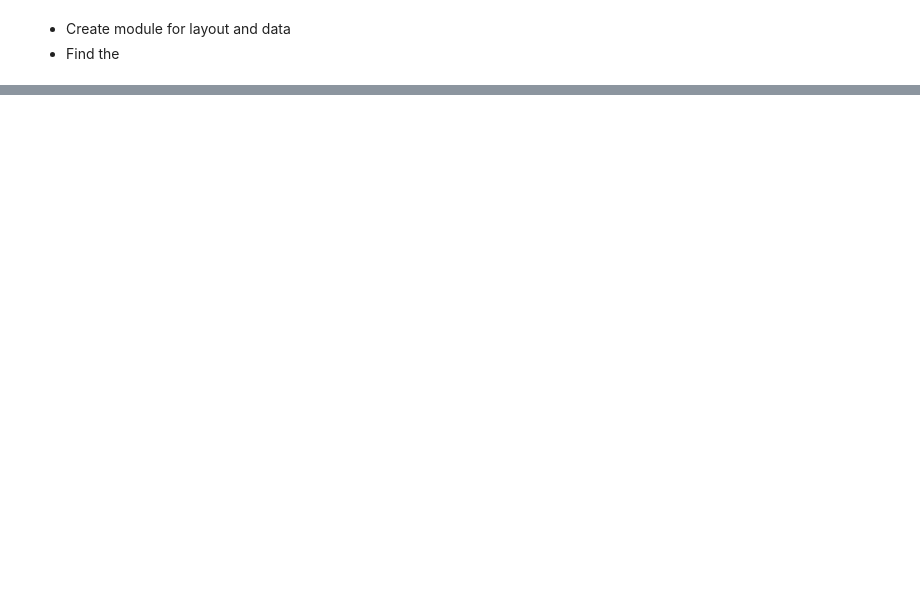
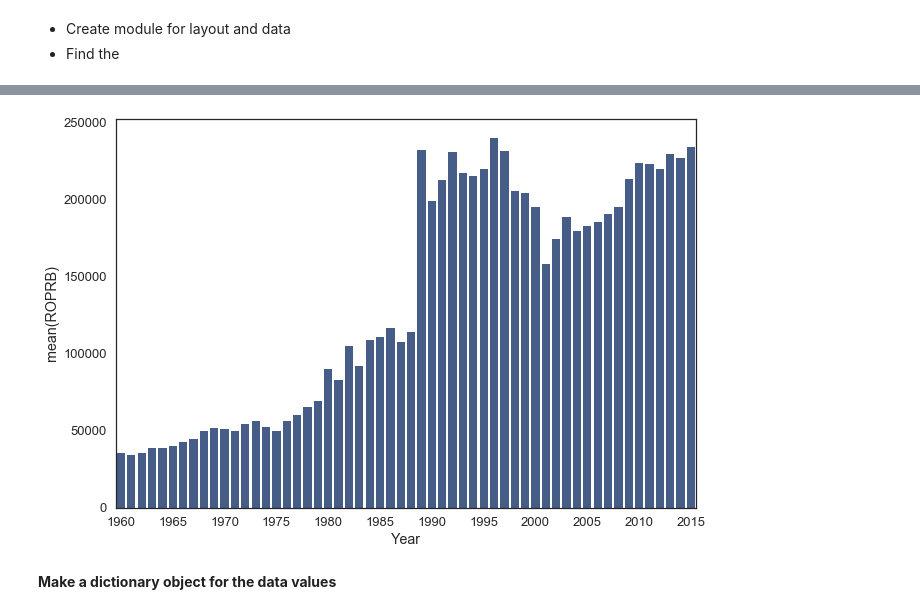
Before and after one commit to cycustodio/python-data-science, a Jupyter notebook: US Coal Data.ipynb, the cells around one changed output, grey strips where cells are left out. Drawn from its saved outputs; the diff is of its cells as text; code cells hidden in the pictures; blank space fills up the shorter version.

```diff
--- a/US Coal Data.ipynb
+++ b/US Coal Data.ipynb
@@ -250,0 +282,12 @@ iplot( fig, filename='d3-cloropleth-map' )
+# %%
+fig = sns.barplot(x='Year', y='ROPRB', data=newdt, color=sns.xkcd_rgb["denim blue"]);
+fig.set_xticklabels(['1960','','','','','1965','','','','',
+                    '1970','','','','','1975','','','','',
+                    '1980','','','','','1985','','','','',
+                    '1990','','','','','1995','','','','',
+                    '2000','','','','','2005','','','','',
+                    '2010','','','','','2015']);
+# %% [output]
+[figure, added]
+# %% [markdown]
+**Make a dictionary object for the data values**
```
Also changed, not shown: parts of 25 cells of this notebook.
